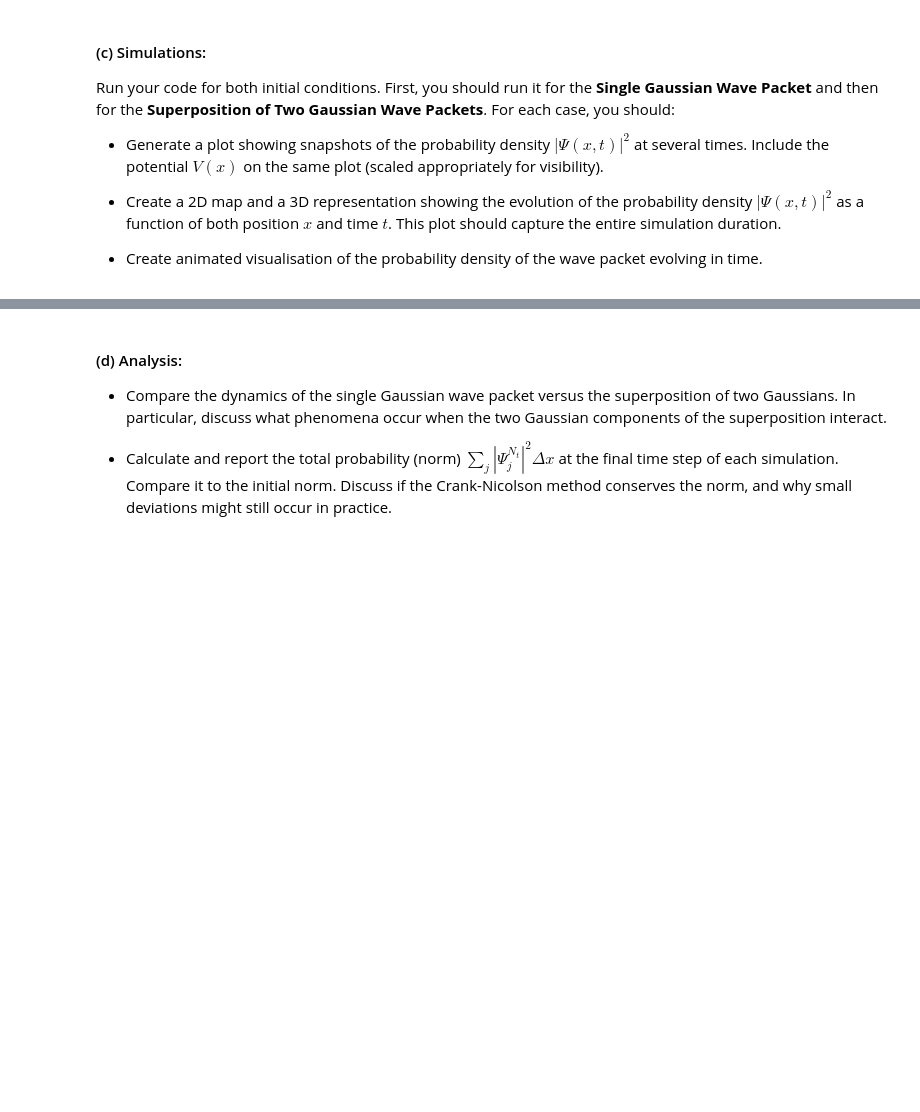
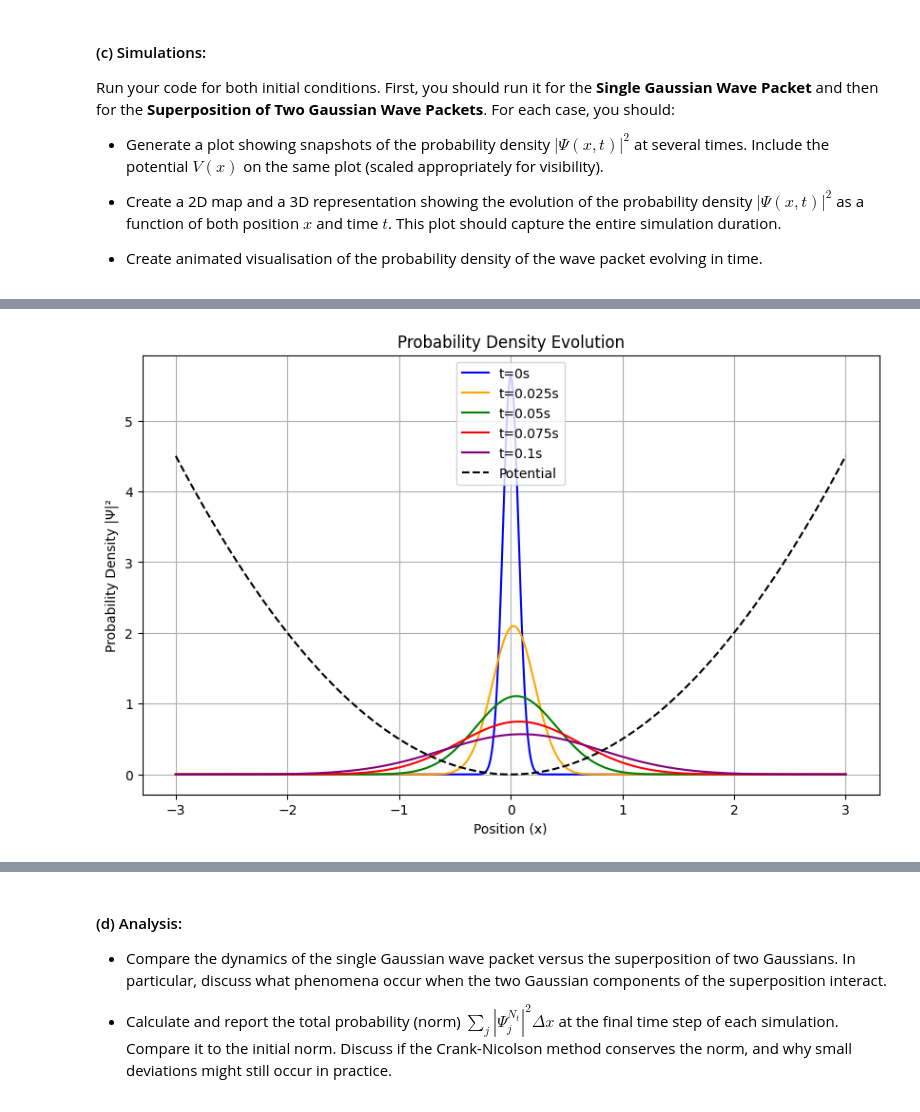
Before and after one commit to Mariannly/computational-physics-2, a Jupyter notebook: exams/final/final-exam-p1.ipynb, the cells around one changed output, grey strips where cells are left out. Saved outputs shown, nothing was run; the diff lists cells and outputs as text; code cells hidden in the pictures; blank space fills up the shorter version.

```diff
--- a/exams/final/final-exam-p1.ipynb
+++ b/exams/final/final-exam-p1.ipynb
@@ -213,9 +268,9 @@ Run your code for both initial conditions. First, you should run it for the **Si
 
 - Create animated visualisation of the probability density of the wave packet evolving in time.
 # %%
-solver1 = SystemSolver(w=1.0, dx=0.01, dt=0.001)
+solver1 = SystemSolver()
 solver1.set_conditions('gaussian')
 solver1.initialize_solution()
 solver1.set_matrices()
-solver1.solve()
+psi1 = solver1.solve()
 # %% [output]
@@ -239,0 +318,22 @@ ValueError: matmul: Input operand 1 does not have enough dimensions (has 0, gufu
+# %%
+prob = solver1.calculate_probability_density(psi1)
+norm = solver1.calculate_norm(psi1)
+potential = solver1.potential(solver1.x)
+
+plt.figure(figsize=(10, 6))
+plt.plot(solver1.x, prob[:, 0], label='t=0s', color='blue')
+plt.plot(solver1.x, prob[:, 25], label='t=0.025s', color='orange')
+plt.plot(solver1.x, prob[:, 50], label='t=0.05s', color='green')
+plt.plot(solver1.x, prob[:, 75], label='t=0.075s', color='red')
+plt.plot(solver1.x, prob[:, 99], label='t=0.1s', color='purple')
+plt.plot(solver1.x, potential, label='Potential', color='black', linestyle='--')
+
+
+plt.title('Probability Density Evolution')
+plt.xlabel('Position (x)')
+plt.ylabel('Probability Density |Ψ|²')
+plt.legend()
+plt.grid()
+plt.show()
+# %% [output]
+[figure, added]
```
Also changed, not shown: parts of 8 cells of this notebook.
